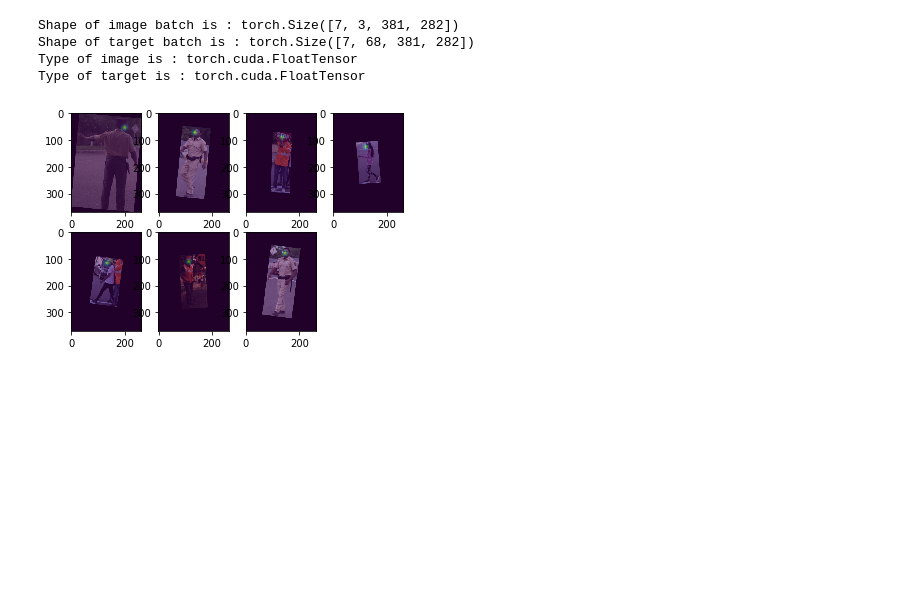
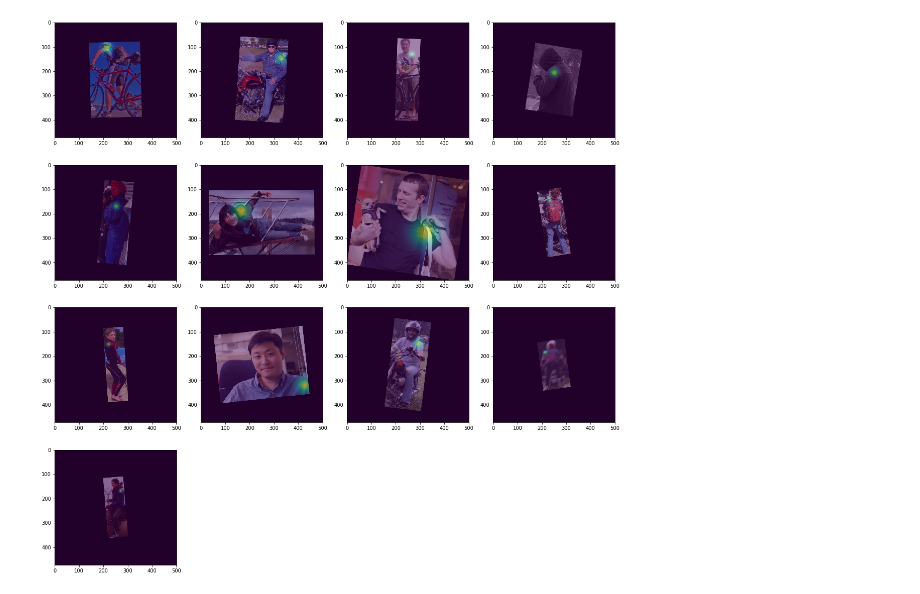
Before and after one commit to Kartikaeya/VRU_Net, a Jupyter notebook: Data_Loader.ipynb, the cells around one changed output. Cells and saved outputs as stored; diff of their text form; code cells hidden in the pictures; blank space fills up the shorter version.

Commit message:
training script ready

```diff
--- a/Data_Loader.ipynb
+++ b/Data_Loader.ipynb
@@ -69,7 +79,7 @@ def my_collate(Batch):
 
     for item in Batch:
         image = item['image']
-        if(image.shape[1] * image.shape[2] > 10000):
+        if(image.shape[1] * image.shape[2] > 10000 and item['num_kpts'] >= 5):
             useful_images += 1
         max_height = max(max_height, image.shape[1])
         max_width = max(max_width, image.shape[2])
@@ -82,7 +92,11 @@ def my_collate(Batch):
         if(i >= useful_images):
             break
         img = item['image']
-        if(img.shape[1] * img.shape[2] < 10000):
+        if(img.shape[1] * img.shape[2] < 10000 or item['num_kpts'] < 5):
+#             if(item['num_kpts'] < 5):
+#                 print("item with less than 5 num keypoints found")
+#             else:
+#                 print("item with less image size found")
             continue
 
         left_padding = (max_width-(img.shape[2]))//2
@@ -113,7 +127,7 @@ class RandomFlip(object):
                     corrected_batch[:, :, ((2*j) -1)] = flipped_batch[:, :, (2*j)]
                     corrected_batch[:, :, (2*j)] = flipped_batch[:, :, ((2*j) -1)]
                 flipped_target.append(corrected_batch)
-            return {'image' : flipped_image, 'target' : flipped_target}
+            return {'image' : flipped_image, 'target' : flipped_target, 'num_kpts' : sample['num_kpts']}
         return sample
 # %%
 class RandomRotate(object):
@@ -131,7 +145,7 @@ class RandomRotate(object):
             for i in range(0, 17):
                 rotated_batch[:, :, i] = imutils.rotate_bound(np.float32(batch[:, :, i]), angle = angle)
             rotated_target.append(rotated_batch)
-        return {'image' : rotated_image, 'target' : rotated_target}
+        return {'image' : rotated_image, 'target' : rotated_target, 'num_kpts' : sample['num_kpts']}
 # %%
 class ToTensor(object):
     def __call__(self, sample):
@@ -146,62 +160,65 @@ class ToTensor(object):
         for batch in targets:
             tensor_targets.append(torch.from_numpy(np.transpose(batch, (2, 0, 1))))
         return {'image': image,
-                'target': tensor_targets}
+                'target': tensor_targets,
+                'num_kpts' : sample['num_kpts']
+               }
 # %%
 if __name__ == '__main__':
 
-    pose_keypoints = Pose_Dataset(annotations_path = 'Data/annotations/vru_keypoints_val_copy.json',
-                      img_path = 'Data/images/val',
+    pose_keypoints = Pose_Dataset(annotations_path = 'Data/annotations/COCO/person_keypoints_train2017.json',
+                      img_path = 'D:/Downloads/train2017/train2017/',
                       transform = transforms.Compose([
                           RandomFlip(0.5),
                           RandomRotate(degree = 10),
                           ToTensor()
-                      ]))
+                      ]),
+                      dataset = 'COCO')
 
     train_loader = DataLoader(pose_keypoints, batch_size = 16, shuffle = False, collate_fn = my_collate
                              )
-    for image, target in train_loader:
-        print("Shape of image batch is :",image.shape)
-        print("Shape of target batch is :",target.shape)
-        print("Type of image is :", image.type())
-        print("Type of target is :", target.type())
+#     for image, target in train_loader:
+#         print("Shape of image batch is :",image.shape)
+#         print("Shape of target batch is :",target.shape)
+#         print("Type of image is :", image.type())
+#         print("Type of target is :", target.type())
 
     iterator = iter(train_loader)
     image, target = next(iterator)
+    image, target = next(iterator)
+    image, target = next(iterator)
+    image, target = next(iterator)
+#     image, target = next(iterator)
 
     axes = []
-    fig = plt.figure()
+    fig = plt.figure(figsize = (20, 20))
     for i in range(image.shape[0]):
         img = np.transpose(image[i].cpu(), (1, 2, 0))
-        axes.append(fig.add_subplot(2, 4, i+1))
+        axes.append(fig.add_subplot(4, 4, i+1))
     #     axes[-1].set_title("image :", i)
         plt.imshow(img[:, :, [2, 1, 0]])
-        plt.imshow(target[i][34].cpu(), alpha = 0.5)
+        plt.imshow((target[i][5].cpu()), alpha = 0.5)
     # fig.tight_layout()
     plt.show()
 
 #     #--------------------------------------------------------------------------------------------------------------------------
 
 #     batch_data = next(iter(train_loader))
 #     img = batch_data['image'][1]
 #     #--------------------------------------------------------------------------------------------------------------------------
 #     plt.imshow(np.transpose(img, (1,2,0))[:, :, [2, 1, 0]])
 #     anno = batch_data['target'][1][0][:, :, 16]
 #     plt.imshow(anno, alpha = 0.5)
 #     #--------------------------------------------------------------------------------------------------------------------------
 
 #     model = BackBone().cuda()
 #     summary(model, (3, 269, 117))
 
 #     data = iter(train_loader).next()
 #     images = data['image']
 #     # print(type(images[0]))
 # #     writer = SummaryWriter('runs/experiment1')
 # #     writer.add_graph(model, images[0][None, : , :, :].to('cuda'))
 # #     writer.close()
 # %% [output]
-Shape of image batch is : torch.Size([7, 3, 381, 282])
-Shape of target batch is : torch.Size([7, 68, 381, 282])
-Type of image is : torch.cuda.FloatTensor
-Type of target is : torch.cuda.FloatTensor
-[figure, old version]
+[figure, new version]
```
Also changed, not shown: parts of 2 cells of this notebook, 14 other files.
